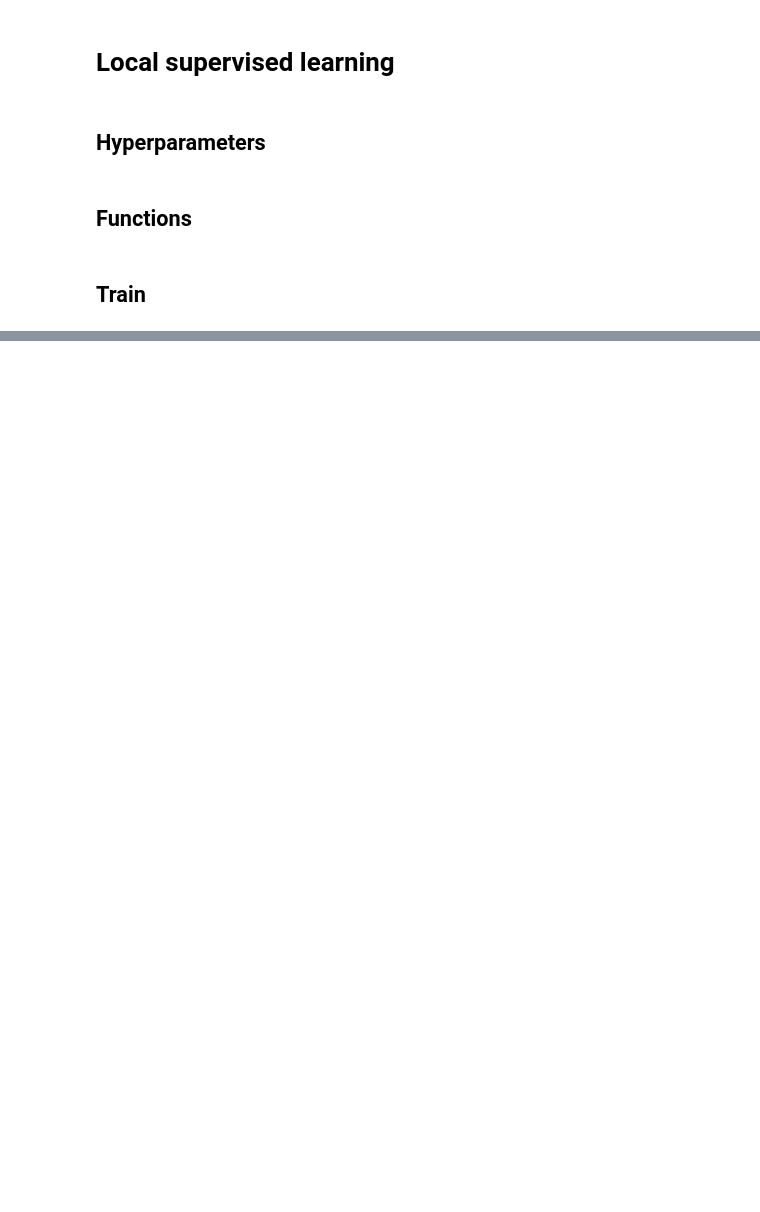
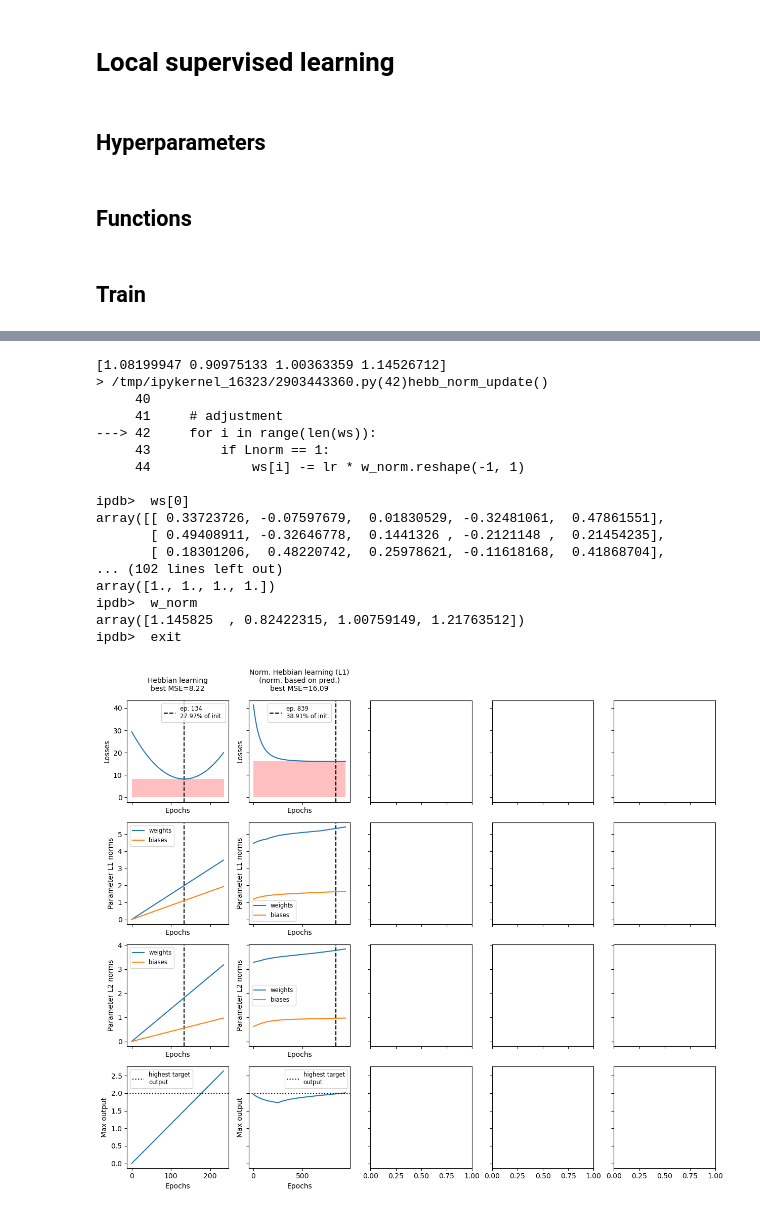
Before and after one commit to colleenjg/misc_code, a Jupyter notebook: notebooks/local_supervised_learning.ipynb, the cells around one changed output, grey strips where cells are left out. Saved outputs shown, nothing was run; the diff lists cells and outputs as text; code cells hidden in the pictures; blank space fills up the shorter version.

Commit message:
Debugging normalization in Hebbian notebook.

```diff
--- a/notebooks/local_supervised_learning.ipynb
+++ b/notebooks/local_supervised_learning.ipynb
@@ -28,8 +28,8 @@ def calc_output(Is, ws, b=None):
 def mse_loss(targ, pred):
     return ((targ - pred) ** 2).mean()
 
-def weight_norm(ws):
-    return np.sum([np.linalg.norm(w) for w in ws])
+def weight_norm(ws, Lnorm=2):
+    return np.sum([np.linalg.norm(w, ord=Lnorm) for w in ws])
 
 def calc_all_losses(all_Is, ws, all_Os, b=None):
     loss = 0
@@ -106,9 +124,10 @@ def oja_update(Is, ws, O, lr=1e-4, b=None, norm_pred=False):
 # %%
 RULES = {
     "hebb": ("Hebbian learning", hebb_update),
-    "hebb_norm": ("Normalized Hebbian learning", hebb_norm_update),
+    "hebb_L1_norm": ("Norm. Hebbian learning (L1)\n(norm. based on pred.)", hebb_norm_update),
+    "hebb_L2_norm": ("Norm. Hebbian learning (L2)", hebb_norm_update),
     "oja": ("Oja's rule", oja_update),
-    "oja_pred": ("Oja's rule (norm. from pred.)", oja_update),
+    "oja_pred": ("Oja's rule\n(norm. based on pred.)", oja_update),
 }
 # %% [markdown]
 ## Train
@@ -190,0 +254,27 @@ for sub_ax in ax.ravel():
+# %%
+fig, axes = plt.subplots(4, len(RULES), sharex="col", sharey="row", figsize=(3 * len(RULES), 12))
+
+all_Is, all_Os = init_data(n_Is=N_Is, n_O=N_O, n_ex=N_EX, seed=SEED, O_factor=2)
+for r, rule in enumerate(RULES.keys()):
+    run_rule(all_Is, all_Os, ax1D=axes[:, r], rule=rule, seed=SEED, max_epochs=3000)
+
+polish_axes(axes)
+# %% [output]
+[1.08199947 0.90975133 1.00363359 1.14526712]
+> /tmp/ipykernel_16323/2903443360.py(42)hebb_norm_update()
+     40
+     41     # adjustment
+---> 42     for i in range(len(ws)):
+     43         if Lnorm == 1:
+     44             ws[i] -= lr * w_norm.reshape(-1, 1)
+
+ipdb>  ws[0]
+array([[ 0.33723726, -0.07597679,  0.01830529, -0.32481061,  0.47861551],
+       [ 0.49408911, -0.32646778,  0.1441326 , -0.2121148 ,  0.21454235],
+       [ 0.18301206,  0.48220742,  0.25978621, -0.11618168,  0.41868704],
+... (102 lines left out)
+array([1., 1., 1., 1.])
+ipdb>  w_norm
+array([1.145825  , 0.82422315, 1.00759149, 1.21763512])
+ipdb>  exit
+[figure, added]
```
Also changed, not shown: parts of 3 cells of this notebook.
